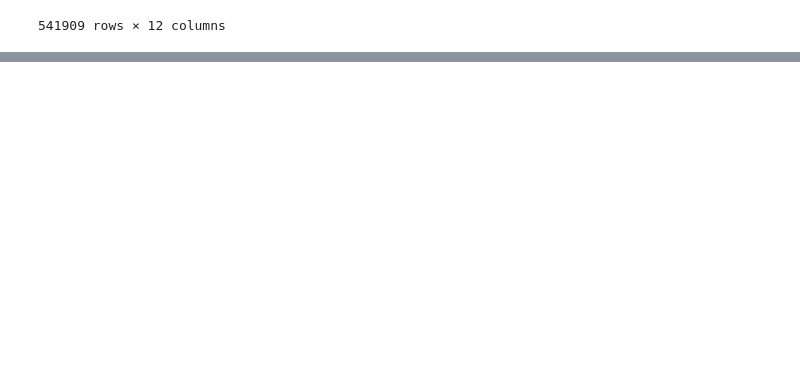
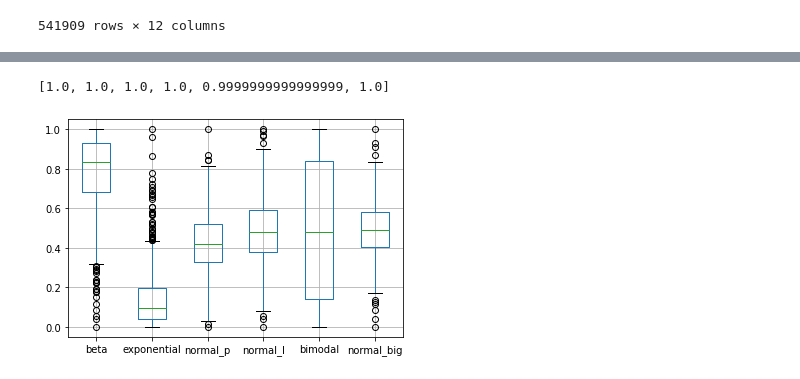
Before and after one commit to KimKieu123/DA30092022, a Jupyter notebook: BT Learn.ipynb, the cells around one changed output, grey strips where cells are left out. Drawn from its saved outputs; the diff is of its cells as text; code cells hidden in the pictures; blank space fills up the shorter version.

```diff
--- a/BT Learn.ipynb
+++ b/BT Learn.ipynb
@@ -726,0 +778,63 @@ None
+# %%
+#[Thực hành] Chuẩn hoá dữ liệu với Min-Max Scaling
+import pandas as pd
+import numpy as np
+import matplotlib.pyplot as plt
+import seaborn as sns
+from sklearn.preprocessing import MinMaxScaler
+# tạo các cột theo các phần phối khác nhau
+df = pd.DataFrame({
+    'beta': np.random.beta(5, 1, 1000) * 60,        # beta
+    'exponential': np.random.exponential(10, 1000), # exponential
+    'normal_p': np.random.normal(10, 2, 1000),      # normal platykurtic
+    'normal_l': np.random.normal(10, 10, 1000),     # normal leptokurtic
+})
+# thêm dữ liệu được tạo theo phân phối nhị thức
+first_half = np.random.normal(20, 3, 500)
+second_half = np.random.normal(-20, 3, 500)
+bimodal = np.concatenate([first_half, second_half])
+
+df['bimodal'] = bimodal
+# hiển thị dữ liệu
+df.head()
+#sns.kdeplot(data=df)
+#sns.kdeplot(data=df)
+df.describe()
+normal_big = np.random.normal(1000000, 10000, (1000,1))  # normal distribution of large values
+df['normal_big'] = normal_big
+#sns.kdeplot(data=df)
+# trực quan hóa bằng biểu đồ box plot
+#df.boxplot()
+# Khai báo đối tượng MinMaxScaler
+scaler = MinMaxScaler()
+# Chuẩn hóa dữ liệu trong df với StandardScaler
+df_s = scaler.fit_transform(df)
+
+# lấy danh sáchc cột
+col_names = list(df.columns)
+
+# chuyển về DataFrame, gán các cột của df cho dữ liệu đã được chuẩn hóa
+df_s = pd.DataFrame(df_s, columns=col_names)
+df_s.head()
+# biểu diễn dữ liệu đã được chuẩn hóa
+#sns.kdeplot(data=df_s)
+# trực quan hóa bằng biểu đồ box plot
+df_s.boxplot()
+# thống kê về dữ liệu được sinh ra
+df_s.describe()
+# lấy giá trị min của cột beta
+df_s['beta'].min()
+# lấy giá trị max của cột beta
+df_s['beta'].max()
+# in các giá trị min của từng cột trong dữ liệu chưa chuẩn hóa
+mins = [df[col].min() for col in df.columns]
+mins
+# in các giá trị max của từng cột dữ liệu chưa chuẩn hóa
+maxs = [df[col].max() for col in df.columns]
+maxs
+# in các giá trị max của từng cột dữ liệu đã chuẩn hóa
+maxs = [df_s[col].max() for col in df_s.columns]
+maxs
+# %% [output]
+[1.0, 1.0, 1.0, 1.0, 0.9999999999999999, 1.0]
+[figure, added]
```
Also changed, not shown: parts of 2 cells of this notebook.
